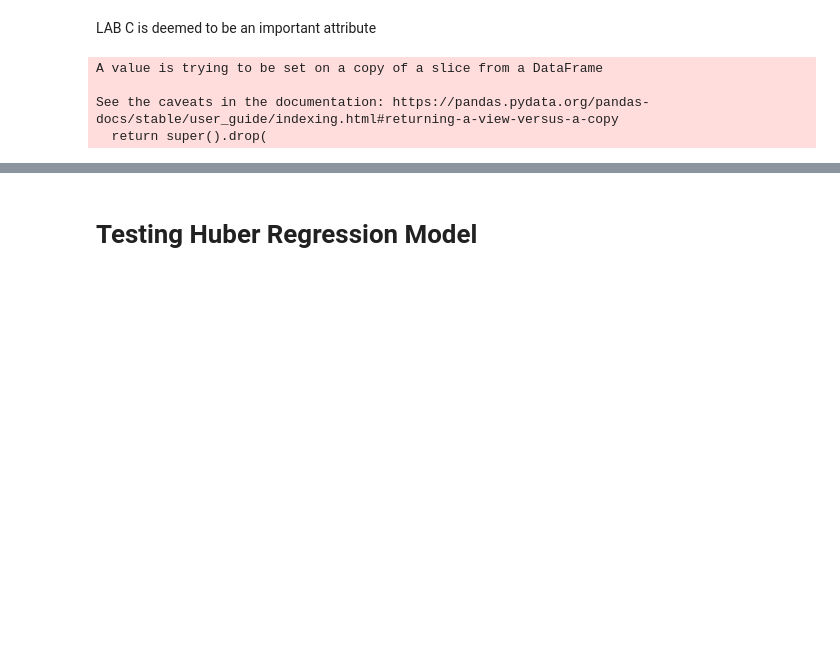
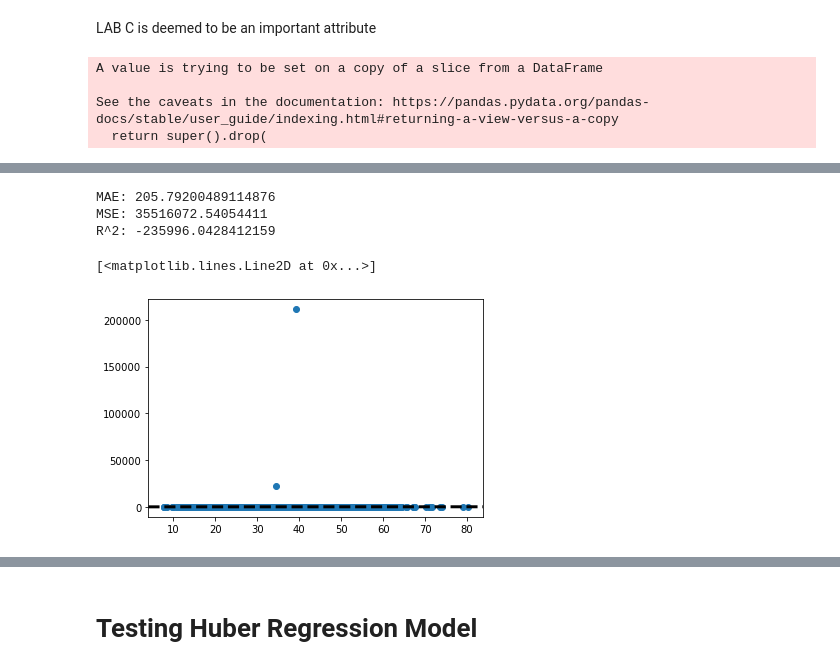
Before and after one commit to K-Molloy/lubrizol-variable-selection, a Jupyter notebook: Modelling/Robust.ipynb, the cells around one changed output, grey strips where cells are left out. Drawn from its saved outputs; the diff is of its cells as text; code cells hidden in the pictures; blank space fills up the shorter version.

```diff
--- a/Modelling/Robust.ipynb
+++ b/Modelling/Robust.ipynb
@@ -291,16 +295,26 @@ R^2: 0.6650943440405641
 # %%
 # fit the model
 model = linear_model.SGDRegressor()
 model.fit(X_train, y_train)
 # evaluate the model
 y_hat = model.predict(X_test)
 # evaluate predictions
 mae = mean_absolute_error(y_test, y_hat)
+mse = mean_squared_error(y_test, y_hat)
 r2 = r2_score(y_test, y_hat)
 print('MAE: {0}'.format(mae))
+print('MSE: {0}'.format(mse))
 print('R^2: {0}'.format(r2))
+#plot
 plt.scatter(y_test, y_hat)
+xpoints = ypoints = plt.xlim()
 plt.plot(xpoints, ypoints, linestyle='--', color='k', lw=3, scalex=False, scaley=False)
+# %% [output]
+MAE: 205.79200489114876
+MSE: 35516072.54054411
+R^2: -235996.0428412159
+[<matplotlib.lines.Line2D at 0x...>]
+[figure, added]
 # %%
 theil = linear_model.TheilSenRegressor(n_jobs=-1)
 theil.fit(X_train, y_train)
```
Also changed, not shown: parts of 10 cells of this notebook, 3 other files.
